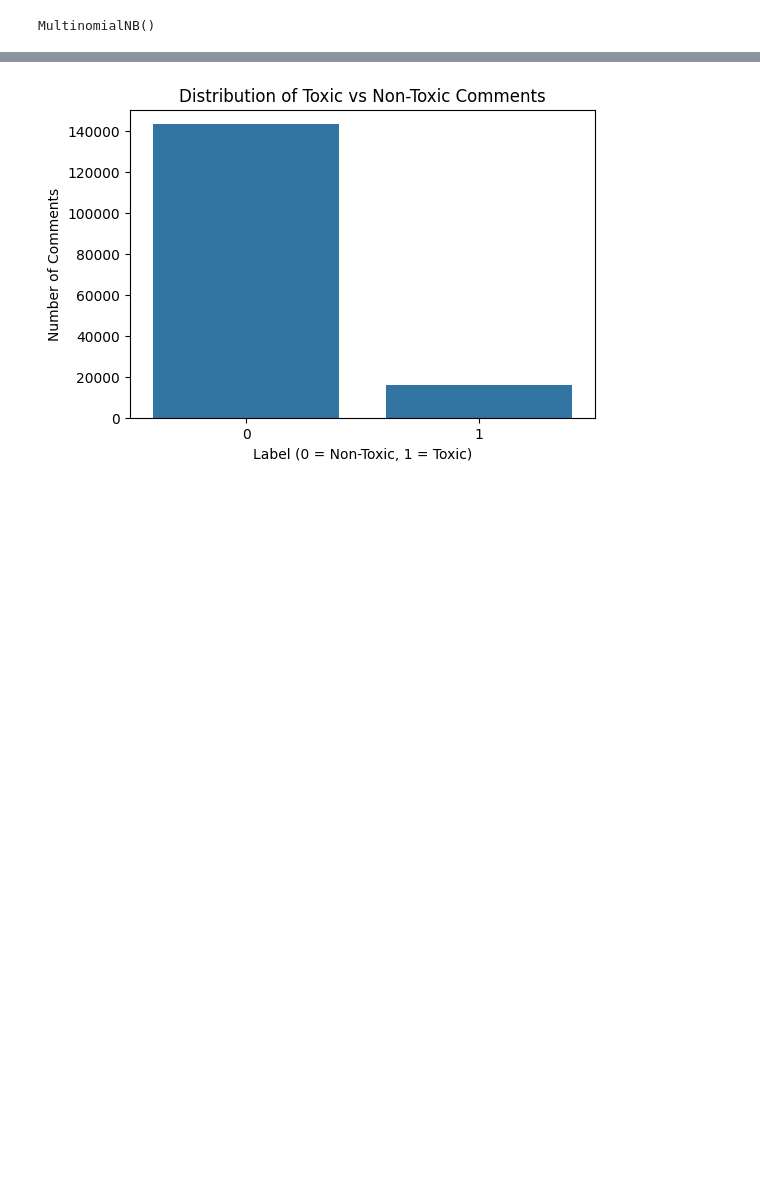
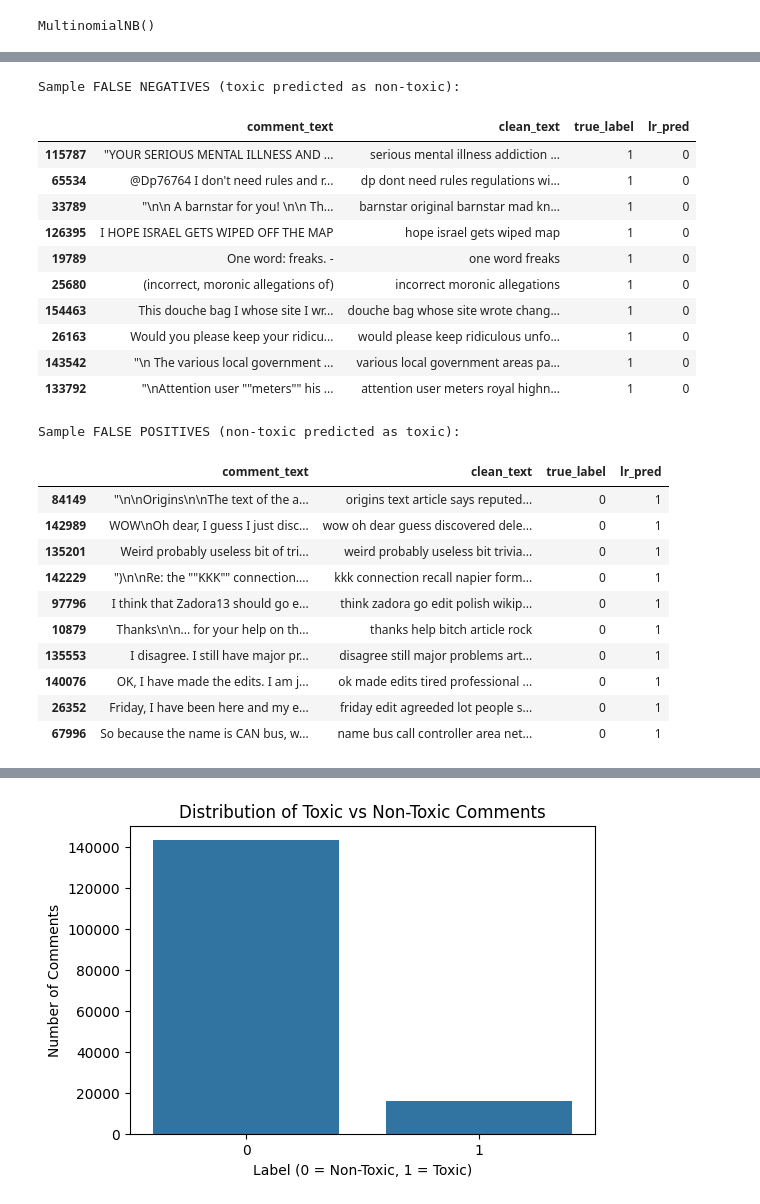
Before and after one commit to jasrulete/toxic-comment-detector, a Jupyter notebook: notebooks/toxic_comment_training.ipynb, the cells around one changed output, grey strips where cells are left out. Drawn from its saved outputs; the diff is of its cells as text; code cells hidden in the pictures; blank space fills up the shorter version.

```diff
--- a/notebooks/toxic_comment_training.ipynb
+++ b/notebooks/toxic_comment_training.ipynb
@@ -181,3 +235,53 @@ from sklearn.feature_extraction.text import TfidfVectorizer
+# %%
+import pandas as pd
+
+# Build a DataFrame aligned with the test set
+test_df = pd.DataFrame({
+    "clean_text": X_test,
+    "true_label": y_test,
+    "lr_pred": lr_preds
+})
+
+# If the original dataframe has the raw comment text, join it back for easier inspection
+if "comment_text" in df.columns:
+    test_df = test_df.join(df["comment_text"], how="left")
+
+# False negatives: truly toxic (1) but predicted as non-toxic (0)
+fn_df = test_df[(test_df["true_label"] == 1) & (test_df["lr_pred"] == 0)]
+
+# False positives: truly non-toxic (0) but predicted as toxic (1)
+fp_df = test_df[(test_df["true_label"] == 0) & (test_df["lr_pred"] == 1)]
+
+print("Sample FALSE NEGATIVES (toxic predicted as non-toxic):")
+display(fn_df.sample(min(10, len(fn_df)), random_state=42)[["comment_text", "clean_text", "true_label", "lr_pred"]])
+
+print("Sample FALSE POSITIVES (non-toxic predicted as toxic):")
+display(fp_df.sample(min(10, len(fp_df)), random_state=42)[["comment_text", "clean_text", "true_label", "lr_pred"]])
+# %% [output]
+Sample FALSE NEGATIVES (toxic predicted as non-toxic):
+|  | comment_text | clean_text | true_label | lr_pred |
+| 115787 | "YOUR SERIOUS MENTAL ILLNESS AND ... | serious mental illness addiction ... | 1 | 0 |
+| 65534 | @Dp76764 I don't need rules and r... | dp dont need rules regulations wi... | 1 | 0 |
+| 33789 | "\n\n A barnstar for you! \n\n Th... | barnstar original barnstar mad kn... | 1 | 0 |
+| 126395 | I HOPE ISRAEL GETS WIPED OFF THE MAP | hope israel gets wiped map | 1 | 0 |
+| 19789 | One word: freaks. - | one word freaks | 1 | 0 |
+| 25680 | (incorrect, moronic allegations of) | incorrect moronic allegations | 1 | 0 |
+| 154463 | This douche bag I whose site I wr... | douche bag whose site wrote chang... | 1 | 0 |
+| 26163 | Would you please keep your ridicu... | would please keep ridiculous unfo... | 1 | 0 |
+| 143542 | "\n The various local government ... | various local government areas pa... | 1 | 0 |
+| 133792 | "\nAttention user ""meters"" his ... | attention user meters royal highn... | 1 | 0 |
+Sample FALSE POSITIVES (non-toxic predicted as toxic):
+|  | comment_text | clean_text | true_label | lr_pred |
+| 84149 | "\n\nOrigins\n\nThe text of the a... | origins text article says reputed... | 0 | 1 |
+| 142989 | WOW\nOh dear, I guess I just disc... | wow oh dear guess discovered dele... | 0 | 1 |
+| 135201 | Weird probably useless bit of tri... | weird probably useless bit trivia... | 0 | 1 |
+| 142229 | ")\n\nRe: the ""KKK"" connection.... | kkk connection recall napier form... | 0 | 1 |
+| 97796 | I think that Zadora13 should go e... | think zadora go edit polish wikip... | 0 | 1 |
+| 10879 | Thanks\n\n... for your help on th... | thanks help bitch article rock | 0 | 1 |
+| 135553 | I disagree. I still have major pr... | disagree still major problems art... | 0 | 1 |
+| 140076 | OK, I have made the edits. I am j... | ok made edits tired professional ... | 0 | 1 |
+| 26352 | Friday, I have been here and my e... | friday edit agreeded lot people s... | 0 | 1 |
+| 67996 | So because the name is CAN bus, w... | name bus call controller area net... | 0 | 1 |
 # %%
 # Create a pipeline that:
 lr_pipeline = Pipeline([
```
Also changed, not shown: parts of 10 cells of this notebook, 6 other files.
